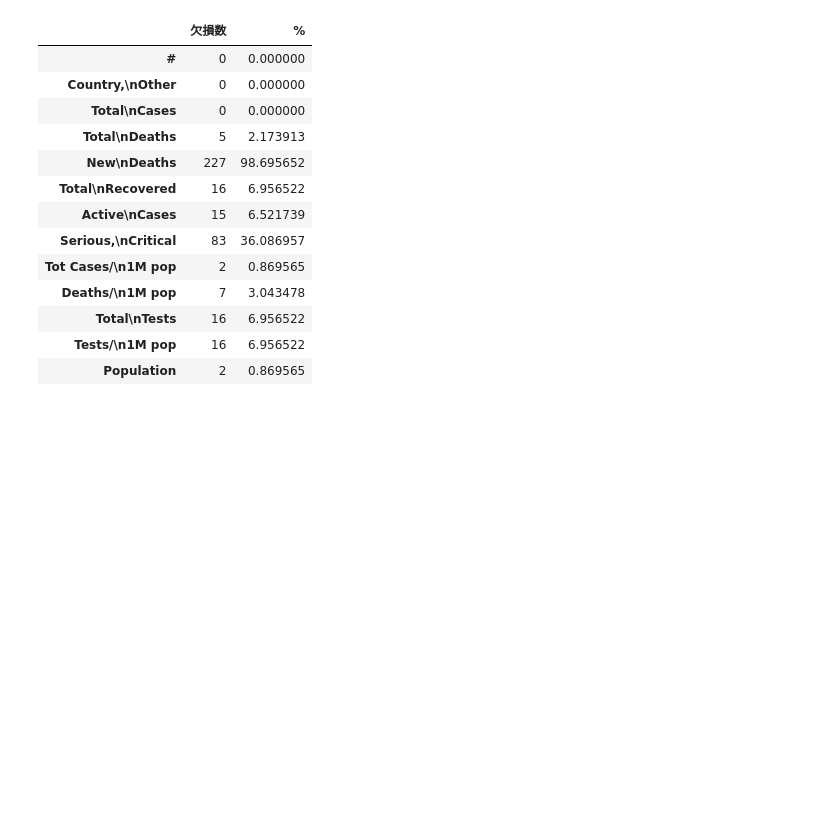
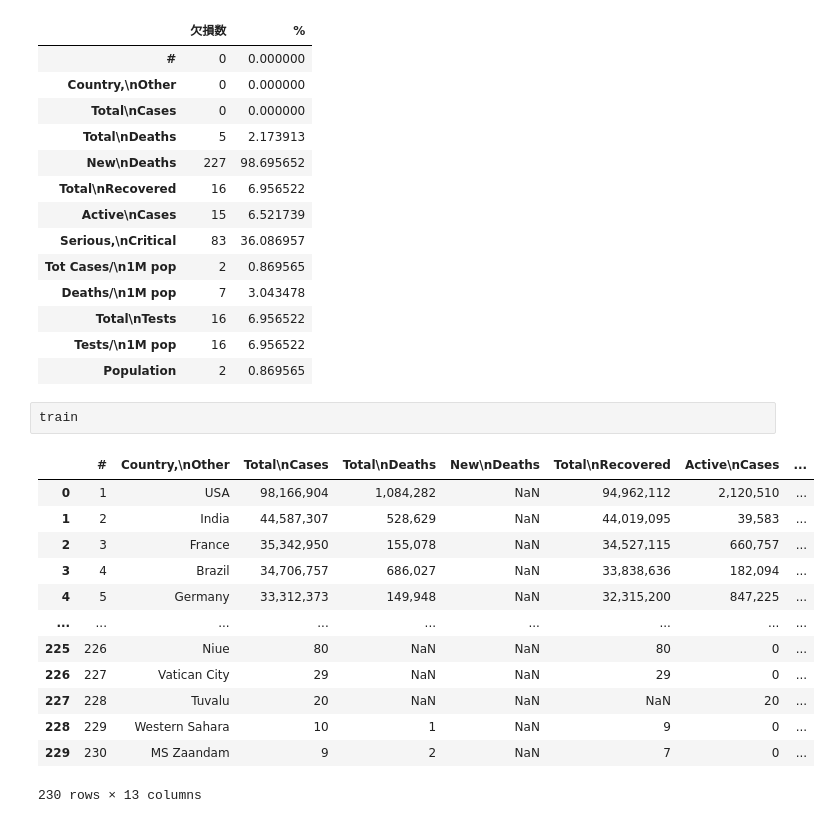
Before and after one commit to tom1236908745/covid-19, a Jupyter notebook: Untitled.ipynb, the cells around one changed output. Cells and saved outputs as stored; diff of their text form; blank space fills up the shorter version.

```diff
--- a/Untitled.ipynb
+++ b/Untitled.ipynb
@@ -65,3 +65,19 @@ kesson_table(train)
 | Total\nTests | 16 | 6.956522 |
 | Tests/\n1M pop | 16 | 6.956522 |
 | Population | 2 | 0.869565 |
+# %%
+train
+# %% [output]
+|  | # | Country,\nOther | Total\nCases | Total\nDeaths | New\nDeaths | Total\nRecovered | Active\nCases | ... |
+| 0 | 1 | USA | 98,166,904 | 1,084,282 | NaN | 94,962,112 | 2,120,510 | ... |
+| 1 | 2 | India | 44,587,307 | 528,629 | NaN | 44,019,095 | 39,583 | ... |
+| 2 | 3 | France | 35,342,950 | 155,078 | NaN | 34,527,115 | 660,757 | ... |
+| 3 | 4 | Brazil | 34,706,757 | 686,027 | NaN | 33,838,636 | 182,094 | ... |
+| 4 | 5 | Germany | 33,312,373 | 149,948 | NaN | 32,315,200 | 847,225 | ... |
+| ... | ... | ... | ... | ... | ... | ... | ... | ... |
+| 225 | 226 | Niue | 80 | NaN | NaN | 80 | 0 | ... |
+| 226 | 227 | Vatican City | 29 | NaN | NaN | 29 | 0 | ... |
+| 227 | 228 | Tuvalu | 20 | NaN | NaN | NaN | 20 | ... |
+| 228 | 229 | Western Sahara | 10 | 1 | NaN | 9 | 0 | ... |
+| 229 | 230 | MS Zaandam | 9 | 2 | NaN | 7 | 0 | ... |
+230 rows × 13 columns
```
Also changed, not shown: parts of 24 cells of this notebook, 1 other file.
